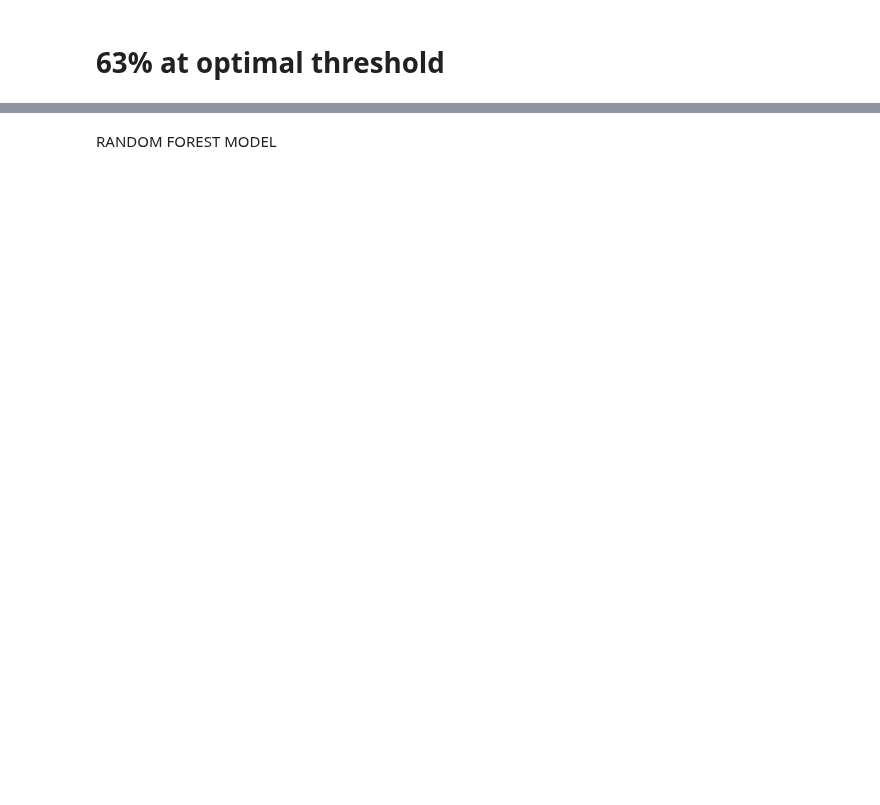
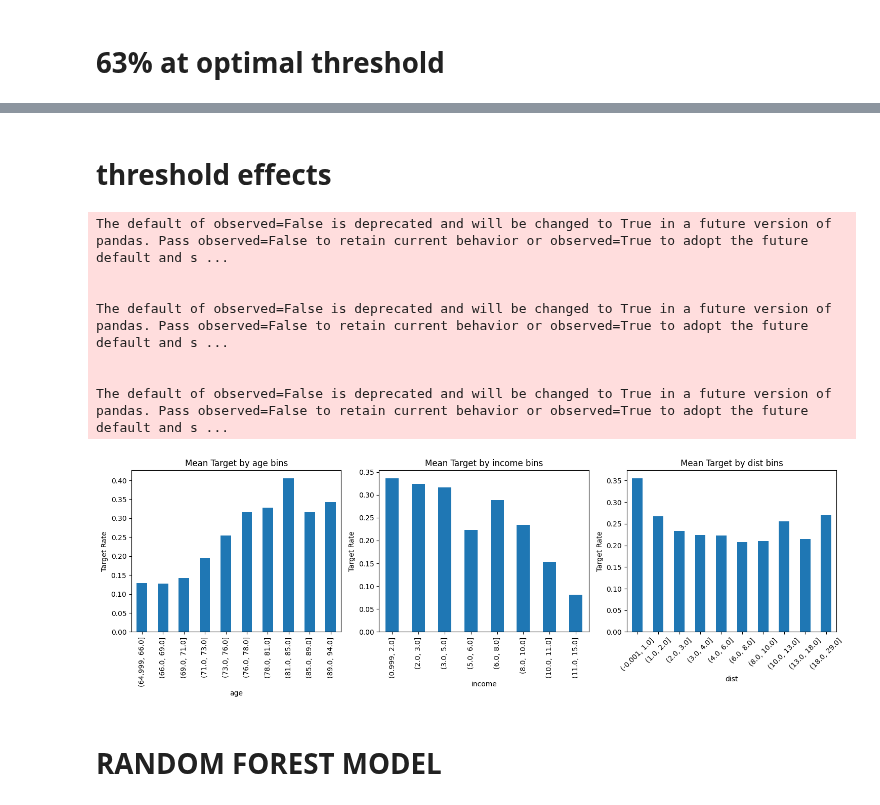
Before and after one commit to Jacob-J-Richards/DS_DA_Projects, a Jupyter notebook: Marketing_Prediction/Model_builds_comparison.ipynb, the cells around one changed output, grey strips where cells are left out. Cells and saved outputs as stored; diff of their text form; code cells hidden in the pictures; blank space fills up the shorter version.

```diff
--- a/Marketing_Prediction/Model_builds_comparison.ipynb
+++ b/Marketing_Prediction/Model_builds_comparison.ipynb
@@ -405,5 +686,34 @@ display(data_shuffled_lr.head())
+# %% [markdown]
+# threshold effects
+# %%
+# Create binned versions of numerical variables
+fig, axes = plt.subplots(1, 3, figsize=(15, 5))
+
+for i, var in enumerate(numerical_vars):
+    # Create bins and calculate mean target value
+    bins = pd.qcut(data[var], q=10, duplicates='drop')
+    means = data.groupby(bins)['target'].mean()
+
+    # Plot
+    means.plot(kind='bar', ax=axes[i])
+    axes[i].set_title(f'Mean Target by {var} bins')
+    axes[i].set_xlabel(var)
+    axes[i].set_ylabel('Target Rate')
+    plt.xticks(rotation=45)
+
+plt.tight_layout()
+plt.show()
+# %% [output]
+The default of observed=False is deprecated and will be changed to True in a future version of pandas. Pass observed=False to retain current behavior or observed=True to adopt the future default and s ...
+
+
+The default of observed=False is deprecated and will be changed to True in a future version of pandas. Pass observed=False to retain current behavior or observed=True to adopt the future default and s ...
+
+
+The default of observed=False is deprecated and will be changed to True in a future version of pandas. Pass observed=False to retain current behavior or observed=True to adopt the future default and s ...
+[figure, added]
 # %% [markdown]
-RANDOM FOREST MODEL
+# RANDOM FOREST MODEL
 # %%
 import pandas as pd
 import numpy as np
```
Also changed, not shown: parts of 22 cells of this notebook.
